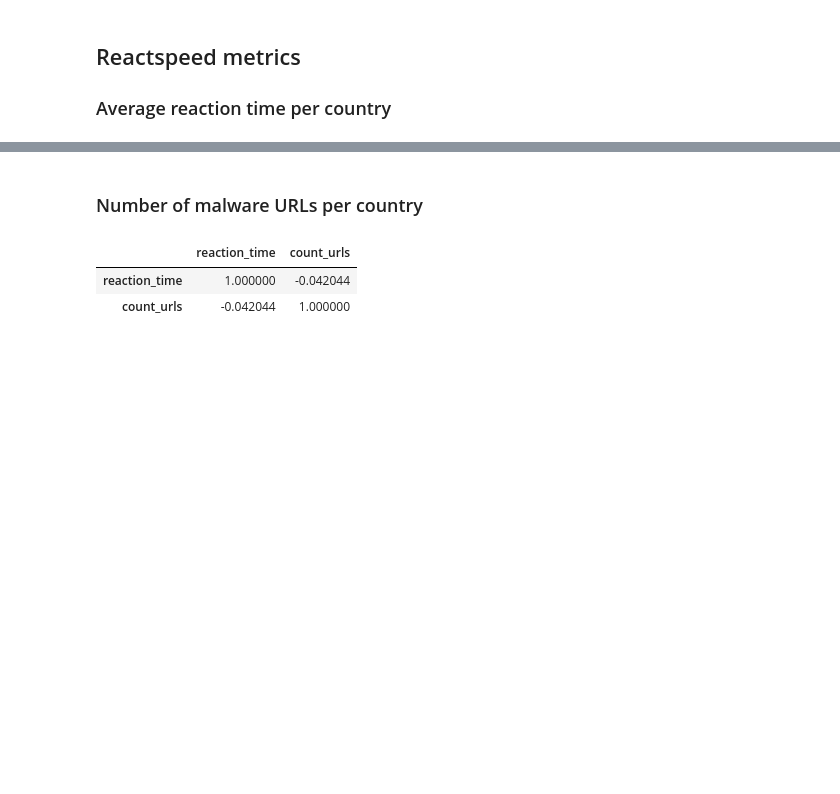
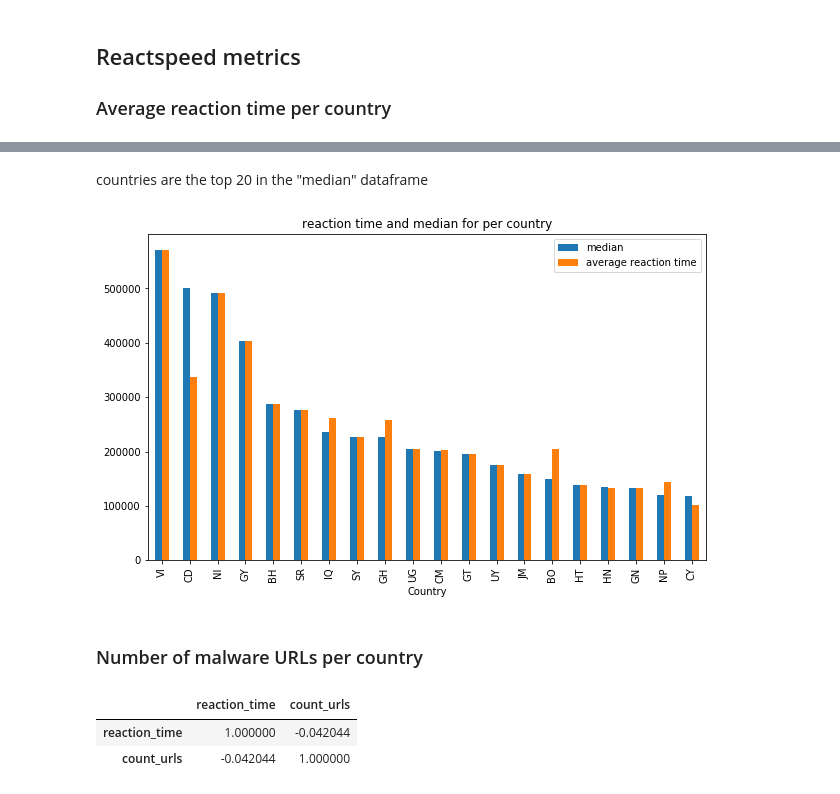
Before and after one commit to tderoon/Cybereconomicsgroup4, a Jupyter notebook: explored_data_sm.ipynb, the cells around one changed output, grey strips where cells are left out. Cells and saved outputs as stored; diff of their text form; code cells hidden in the pictures; blank space fills up the shorter version.

```diff
--- a/explored_data_sm.ipynb
+++ b/explored_data_sm.ipynb
@@ -119,3 +180,32 @@ median
+# %% [markdown]
+countries are the top 20 in the "median" dataframe
+# %%
+
+
+#average time
+plot_median = median_per_country_sort[:20]
+plot_median
+
+#median of per country
+country_list_top20 = plot_median.index.values
+average_top20 = []
+for name in country_list_top20:
+    value = countries_data.loc[name,'reaction_time']
+    average_top20.append(value)
+
+name = ['average_time']
+
+average_top20 = pd.DataFrame(columns=name,data = average_top20)
+average_top20.index = plot_median.index
+df = pd.concat([plot_median,average_top20],axis=1)
+
+
+ax = df.plot(figsize = (10,6),kind = 'bar')
+plt.title('reaction time and median for per country')
+ax.legend(["median","average reaction time" ])
+plt.show()
+# %% [output]
+[figure, added]
 # %% [markdown]
 ### Number of malware URLs per country
 # %%
```
Also changed, not shown: parts of 14 cells of this notebook.
